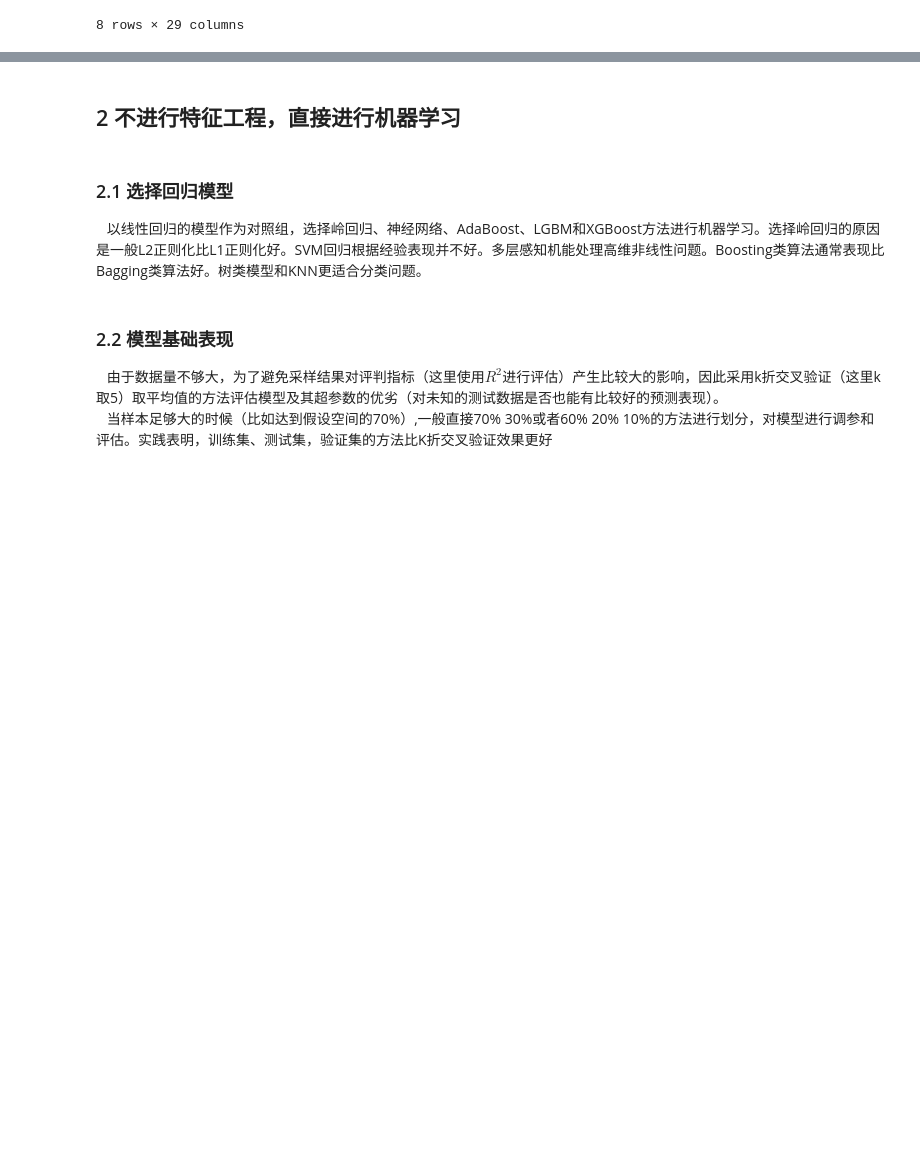
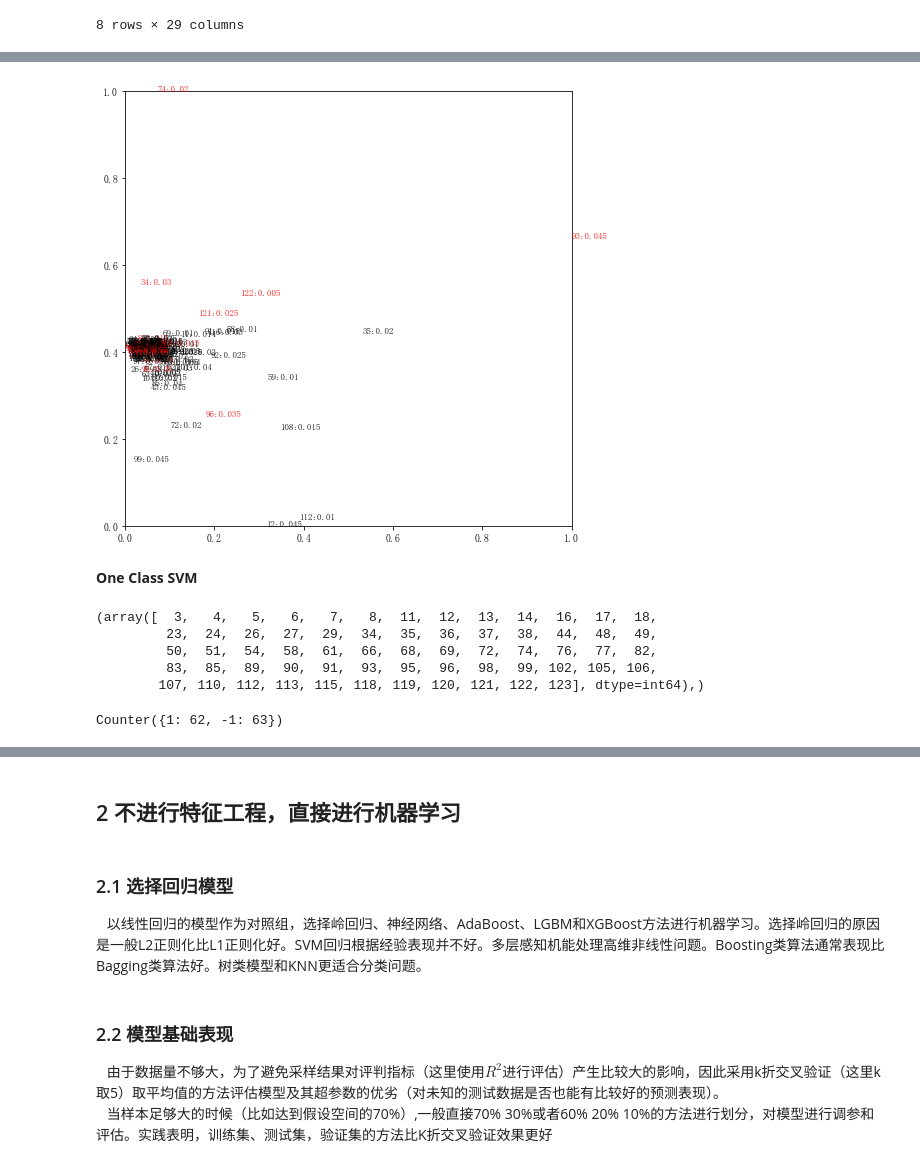
Before and after one commit to ZhengyiWang/Unique-Risk, a Jupyter notebook: 特有风险 _short.ipynb, the cells around one changed output, grey strips where cells are left out. Saved outputs shown, nothing was run; the diff lists cells and outputs as text; code cells hidden in the pictures; blank space fills up the shorter version.

```diff
--- a/特有风险 _short.ipynb
+++ b/特有风险 _short.ipynb
@@ -92,0 +95,4 @@ test_y=test_target
+# %%
+from sklearn.neighbors import LocalOutlierFactor
+clf=LocalOutlierFactor(n_neighbors=13)
+res=clf.fit_predict(scaler.fit_transform(unique_risk))
@@ -92,0 +108,19 @@ test_y=test_target
+# %%
+from sklearn.manifold import TSNE
+t_sne=TSNE(n_components=2,init='pca',random_state=23)
+X_tsne=t_sne.fit_transform(data)
+
+"嵌入空间可视化"
+x_min,x_max=X_tsne.min(0),X_tsne.max(0)
+X_norm=(X_tsne-x_min)/(x_max-x_min)
+plt.figure(figsize=(8,8))
+for i in range(X_norm.shape[0]):
+    if i in list(np.where(res==-1)[0]):
+        plt.text(X_norm[i,0],X_norm[i,1],str(str(i)+":"+str(target[i])),color="red",fontdict={'weight':'bold','size':9})
+    else:
+        plt.text(X_norm[i,0],X_norm[i,1],str(str(i)+":"+str(target[i])),fontdict={'weight':'bold','size':9})
+plt.show()
+# %% [output]
+[figure, added]
+# %% [markdown]
+**One Class SVM**
@@ -92,0 +131,13 @@ test_y=test_target
+# %%
+np.where(res==-1)
+# %% [output]
+(array([  3,   4,   5,   6,   7,   8,  11,  12,  13,  14,  16,  17,  18,
+         23,  24,  26,  27,  29,  34,  35,  36,  37,  38,  44,  48,  49,
+         50,  51,  54,  58,  61,  66,  68,  69,  72,  74,  76,  77,  82,
+         83,  85,  89,  90,  91,  93,  95,  96,  98,  99, 102, 105, 106,
+        107, 110, 112, 113, 115, 118, 119, 120, 121, 122, 123], dtype=int64),)
+# %%
+#好吧 效果并不怎么好
+collections.Counter(res)
+# %% [output]
+Counter({1: 62, -1: 63})
```
Also changed, not shown: parts of 14 cells of this notebook, 1 other file.
